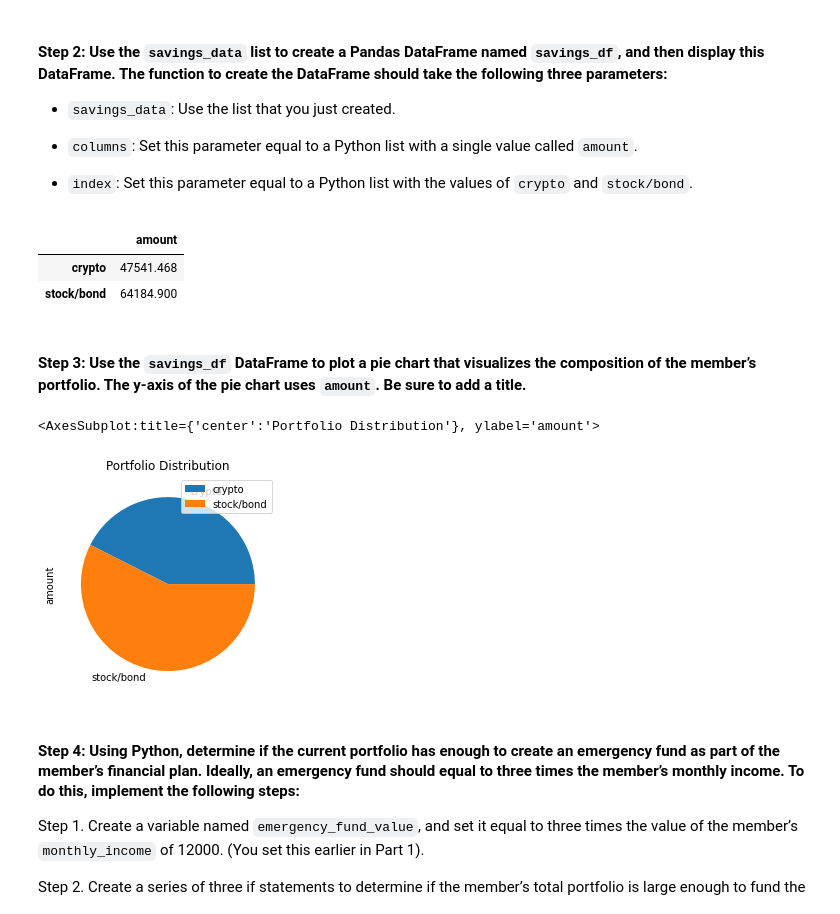
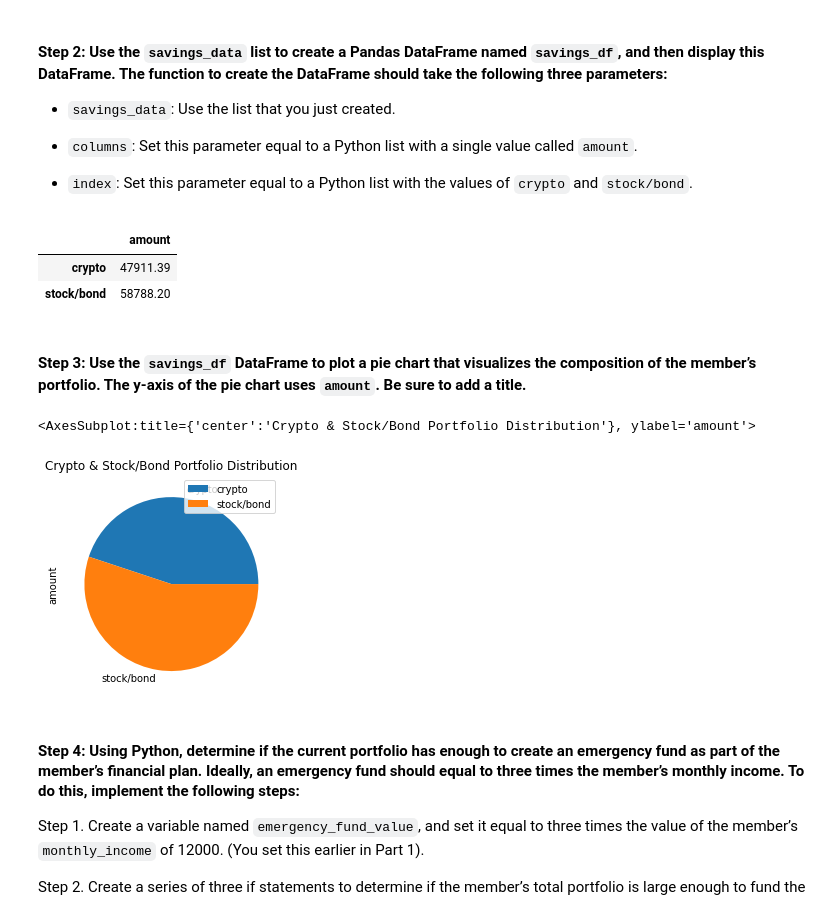
Before and after one commit to allyche/module_5_challenge, a Jupyter notebook: financial_planning_tools.ipynb, the cells around one changed output. Cells and saved outputs as stored; diff of their text form; code cells hidden in the pictures.

```diff
--- a/financial_planning_tools.ipynb
+++ b/financial_planning_tools.ipynb
@@ -214,6 +214,9 @@ timeframe = "1D"
 # Set both the start and end date at the date of your prior weekday
 # This will give you the closing price of the previous trading day
 # Alternatively you can use a start and end date of 2020-08-07
-today = str(datetime.datetime.now()).split()[0]
-start_date = pd.Timestamp(today, tz="America/Los_Angeles").isoformat()
-end_date = pd.Timestamp(today, tz="America/Los_Angeles").isoformat()
+
+#today = str(datetime.datetime.now()).split()[0]
+start_date = pd.Timestamp("2020-01-29", tz="America/Los_Angeles").isoformat()
+end_date = pd.Timestamp("2020-01-29", tz="America/Los_Angeles").isoformat()
+display(start_date)
+display(end_date)
@@ -344,16 +350,16 @@ savings_df = pd.DataFrame(data=savings_data, columns=["amount"], index=["crypto"
 savings_df
 # %% [output]
 |  | amount |
-| crypto | 47541.468 |
-| stock/bond | 64184.900 |
+| crypto | 47911.39 |
+| stock/bond | 58788.20 |
 # %% [markdown]
 #### Step 3: Use the `savings_df` DataFrame to plot a pie chart that visualizes the composition of the member’s portfolio. The y-axis of the pie chart uses `amount`. Be sure to add a title.
 # %%
 # Plot the total value of the member's portfolio (crypto and stock/bond) in a pie chart
-savings_df.plot.pie(y="amount", title="Portfolio Distribution")
+savings_df.plot.pie(y="amount", title="Crypto & Stock/Bond Portfolio Distribution")
 # %% [output]
-<AxesSubplot:title={'center':'Portfolio Distribution'}, ylabel='amount'>
+<AxesSubplot:title={'center':'Crypto & Stock/Bond Portfolio Distribution'}, ylabel='amount'>
-[figure, old version]
+[figure, new version]
 # %% [markdown]
 #### Step 4: Using Python, determine if the current portfolio has enough to create an emergency fund as part of the member’s financial plan. Ideally, an emergency fund should equal to three times the member’s monthly income. To do this, implement the following steps:
 
```
Also changed, not shown: parts of 30 cells of this notebook, 1 other file.
